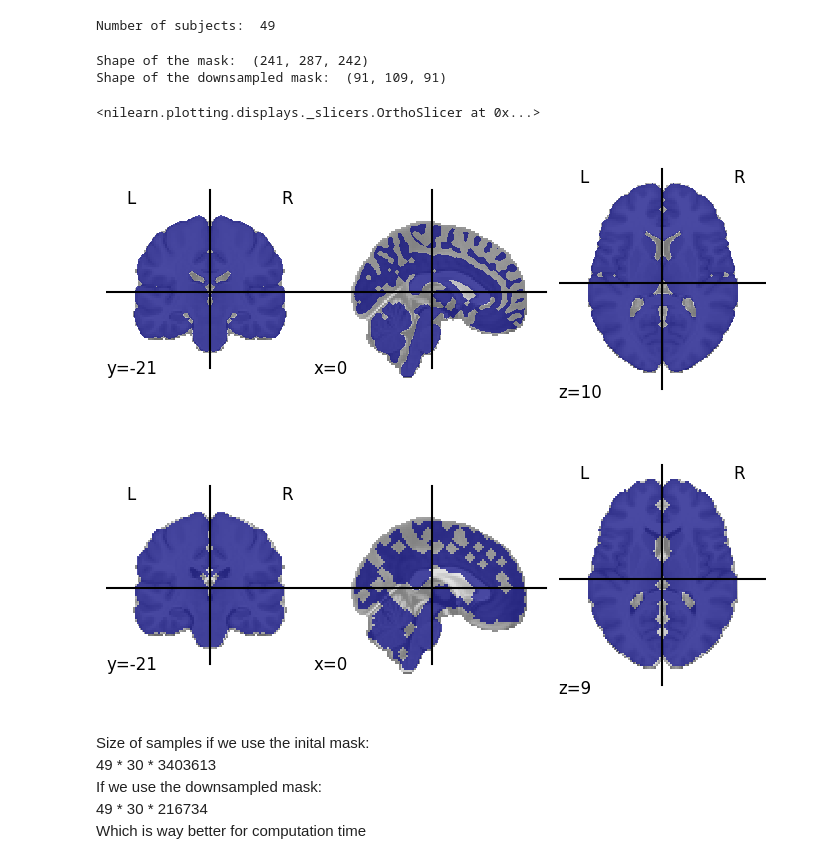
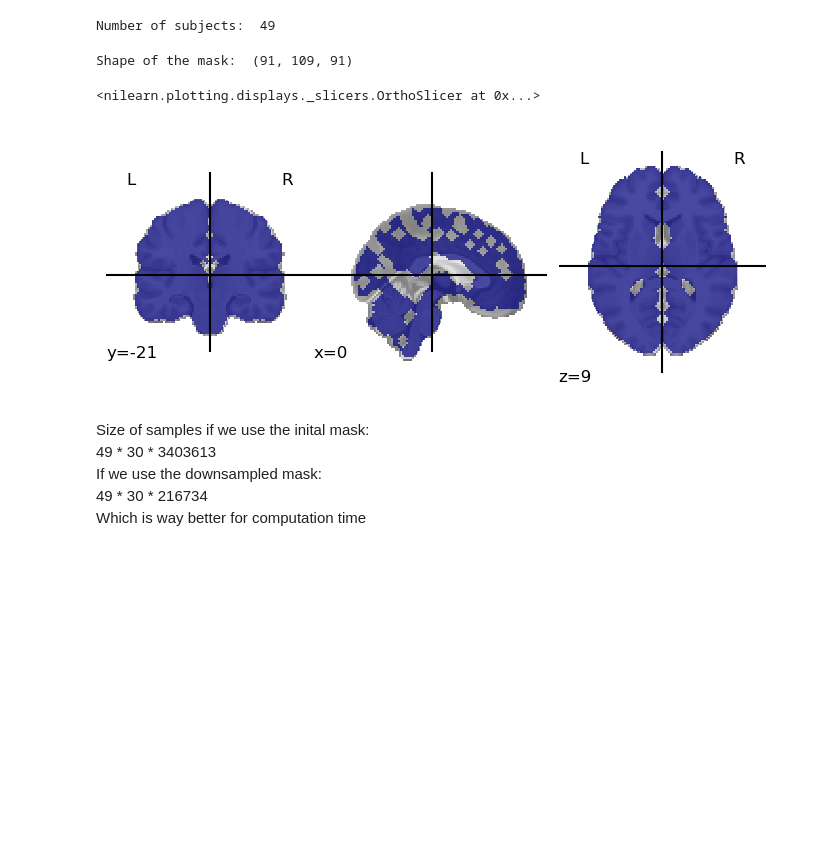
Before and after one commit to Alicia-max/MVPA_fMRI-Analysis, a Jupyter notebook: MVPA.ipynb, the cells around one changed output. Saved outputs shown, nothing was run; the diff lists cells and outputs as text; code cells hidden in the pictures; blank space fills up the shorter version.

```diff
--- a/MVPA.ipynb
+++ b/MVPA.ipynb
@@ -52,26 +52,21 @@ Number of subjects:  49
 # %%
 # create brain mask
 from nilearn.image import resample_to_img
 from nilearn.masking import compute_brain_mask
 
-anat_path = 'data/anatomy/average_T1_51subs_FE.nii'
+anat_path = 'data/anatomy/mask.nii'
 anatomy = nib.load(anat_path)
-mask_init_res = compute_brain_mask(anatomy)
-anatomy = resample_to_img(anatomy, beta_maps[0])
 mask = compute_brain_mask(anatomy)
+#anatomy = resample_to_img(anatomy, beta_maps[0])
+#mask = compute_brain_mask(anatomy)
 
-print('Shape of the mask: ', mask_init_res.shape)
+print('Shape of the mask: ', mask.shape)
 from nilearn.plotting import plot_roi
 plot_roi(mask_init_res)
-
-print('Shape of the downsampled mask: ', mask.shape)
-plot_roi(mask)
 # %% [output]
-Shape of the mask:  (241, 287, 242)
-Shape of the downsampled mask:  (91, 109, 91)
+Shape of the mask:  (91, 109, 91)
 <nilearn.plotting.displays._slicers.OrthoSlicer at 0x...>
-[figure, old version]
+[figure, new version]
-[figure, removed]
 # %%
 from nilearn.input_data import NiftiMasker
 masker = NiftiMasker(mask_img=mask)
```
Also changed, not shown: parts of 8 cells of this notebook.
